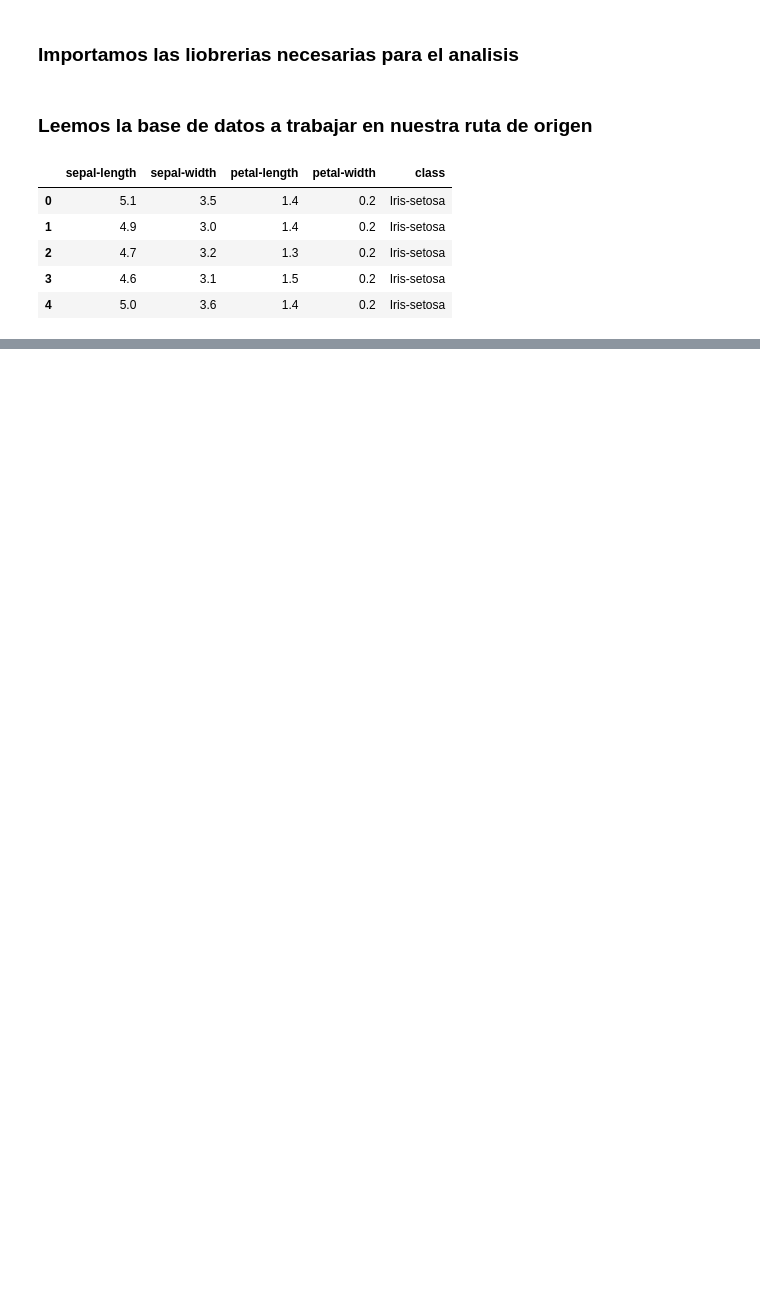
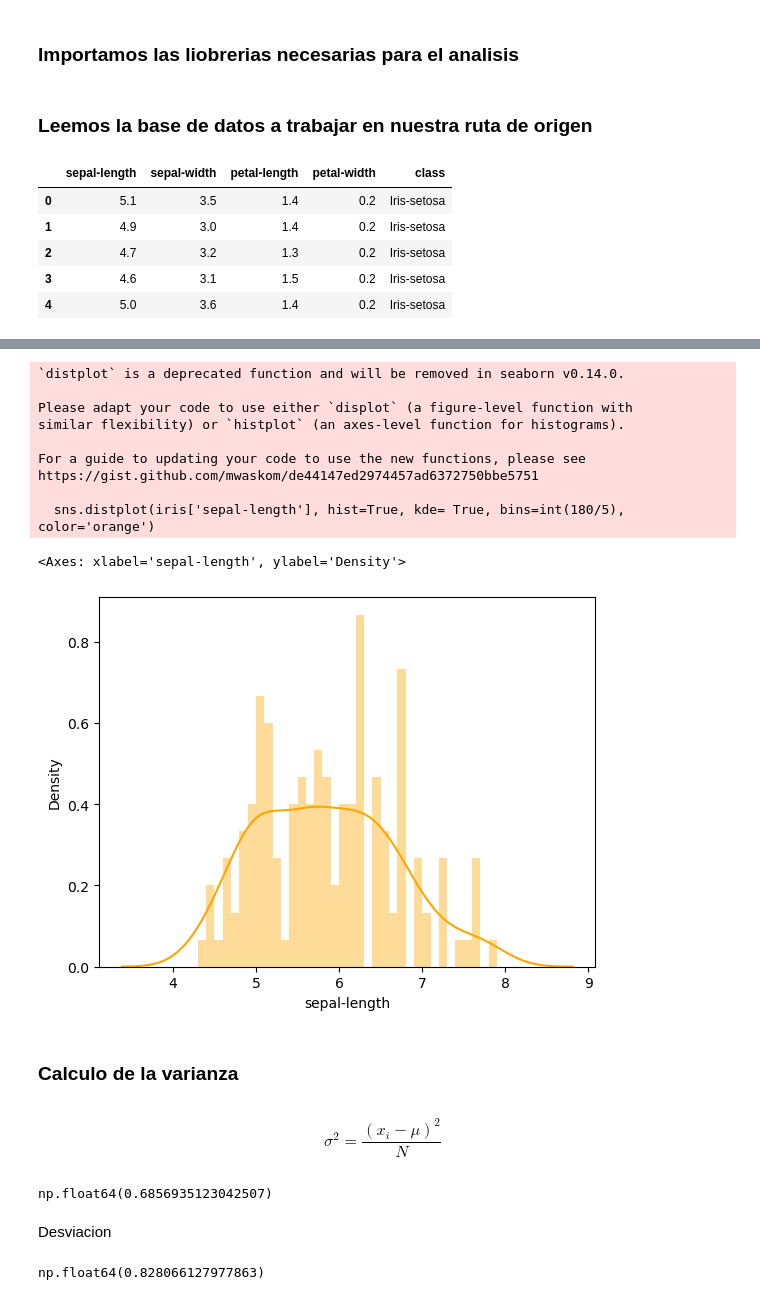
Before and after one commit to CarlosCortes2020/PythonCursoEstInfeDatqaSciIA, a Jupyter notebook: 002_VarianzaDesviacionEstandarMuestralPython.ipynb, the cells around one changed output, grey strips where cells are left out. Drawn from its saved outputs; the diff is of its cells as text; code cells hidden in the pictures; blank space fills up the shorter version.

```diff
--- a/002_VarianzaDesviacionEstandarMuestralPython.ipynb
+++ b/002_VarianzaDesviacionEstandarMuestralPython.ipynb
@@ -22,0 +34,28 @@ iris.head()
+# %%
+sns.distplot(iris['sepal-length'], hist=True, kde= True, bins=int(180/5), color='orange')
+# %% [output]
+`distplot` is a deprecated function and will be removed in seaborn v0.14.0.
+
+Please adapt your code to use either `displot` (a figure-level function with
+similar flexibility) or `histplot` (an axes-level function for histograms).
+
+For a guide to updating your code to use the new functions, please see
+https://gist.github.com/mwaskom/de44147ed2974457ad6372750bbe5751
+
+  sns.distplot(iris['sepal-length'], hist=True, kde= True, bins=int(180/5), color='orange')
+<Axes: xlabel='sepal-length', ylabel='Density'>
+[figure, added]
+# %% [markdown]
+### Calculo de la varianza
+# %% [markdown]
+$$\sigma^{2} = \frac{(x_{i}-\mu)^2}{N}$$
+# %%
+iris['sepal-length'].var()
+# %% [output]
+np.float64(0.6856935123042507)
+# %% [markdown]
+Desviacion
+# %%
+iris['sepal-length'].std()
+# %% [output]
+np.float64(0.828066127977863)
```
Also changed, not shown: parts of 10 cells of this notebook, 5 other files.
